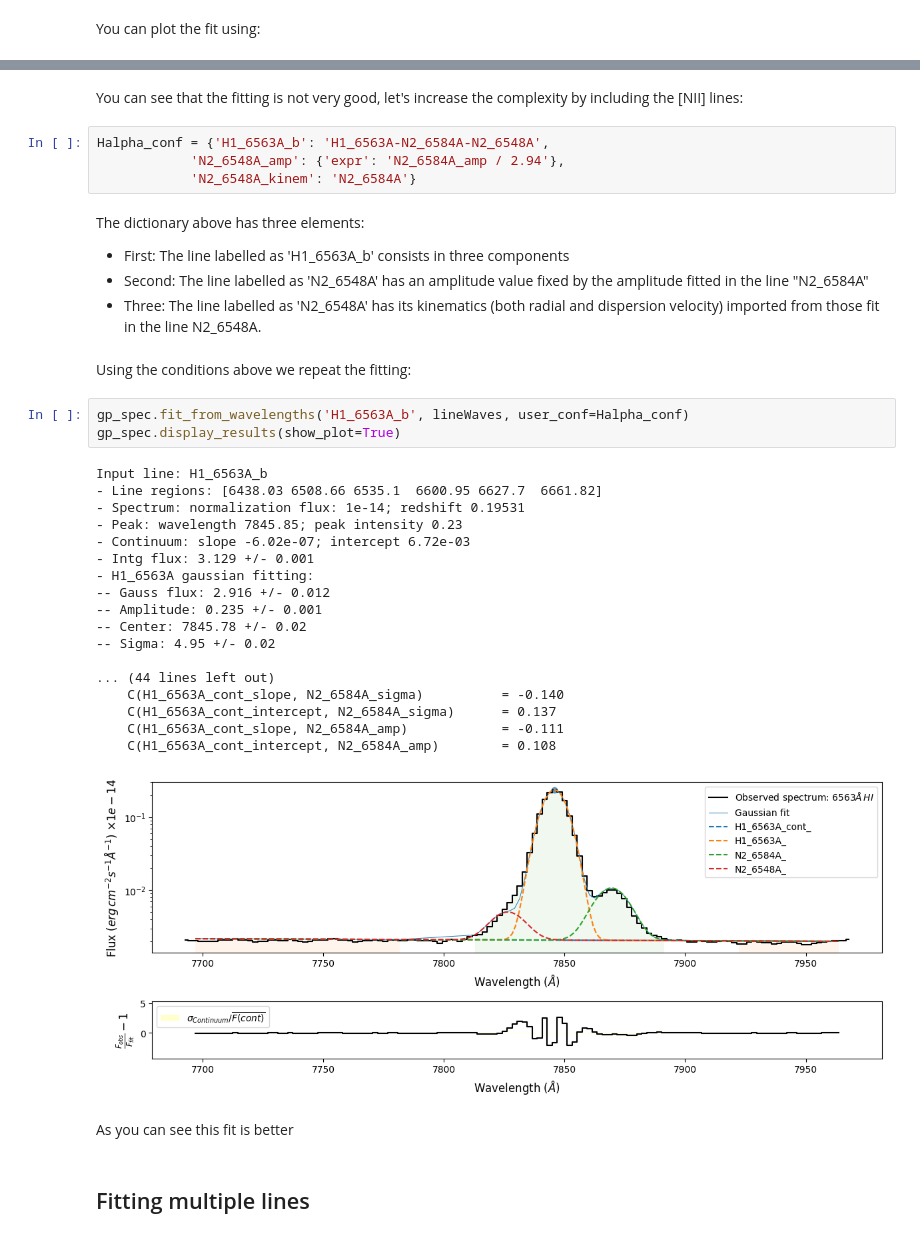
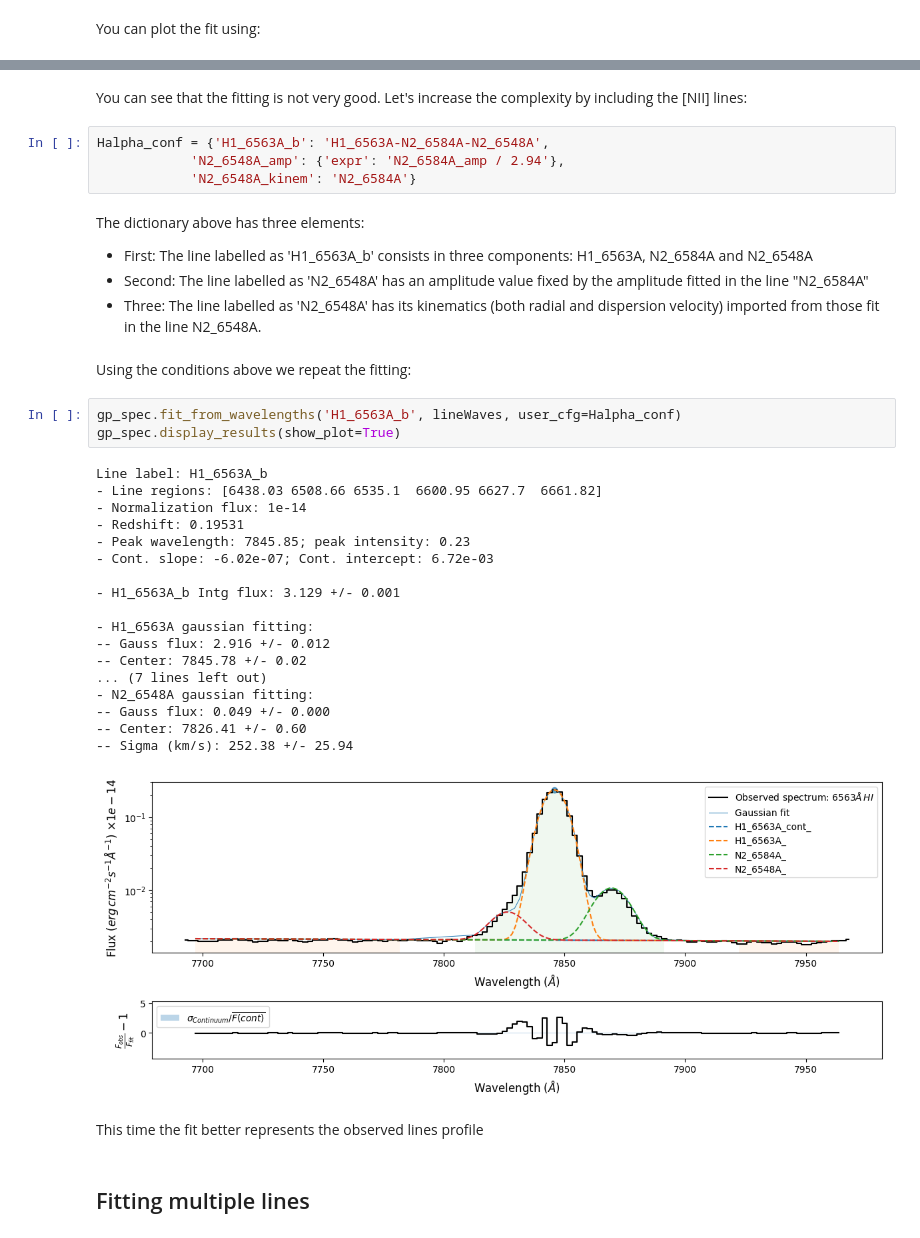
Before and after one commit to Vital-Fernandez/lime, a Jupyter notebook: examples/LiMe Tutorial 1 - Basic Opertions.ipynb, the cells around one changed output, grey strips where cells are left out. Drawn from its saved outputs; the diff is of its cells as text.

```diff
--- a/examples/LiMe Tutorial 1 - Basic Opertions.ipynb
+++ b/examples/LiMe Tutorial 1 - Basic Opertions.ipynb
@@ -104,40 +105,40 @@ Input line: H1_6563A
 # %% [markdown]
-You can see that the fitting is not very good, let's increase the complexity by including the [NII] lines:
+You can see that the fitting is not very good. Let's increase the complexity by including the [NII] lines:
 # %%
 Halpha_conf = {'H1_6563A_b': 'H1_6563A-N2_6584A-N2_6548A',
             'N2_6548A_amp': {'expr': 'N2_6584A_amp / 2.94'},
             'N2_6548A_kinem': 'N2_6584A'}
 # %% [markdown]
 The dictionary above has three elements:
-* First: The line labelled as 'H1_6563A_b' consists in three components
+* First: The line labelled as 'H1_6563A_b' consists in three components: H1_6563A, N2_6584A and N2_6548A
 * Second: The line labelled as 'N2_6548A' has an amplitude value fixed by the amplitude fitted in the line "N2_6584A"
 * Three: The line labelled as 'N2_6548A' has its kinematics (both radial and dispersion velocity) imported from those fit in the line N2_6548A.
 # %% [markdown]
 Using the conditions above we repeat the fitting:
 # %%
-gp_spec.fit_from_wavelengths('H1_6563A_b', lineWaves, user_conf=Halpha_conf)
+gp_spec.fit_from_wavelengths('H1_6563A_b', lineWaves, user_cfg=Halpha_conf)
 gp_spec.display_results(show_plot=True)
 # %% [output]
-Input line: H1_6563A_b
+Line label: H1_6563A_b
 - Line regions: [6438.03 6508.66 6535.1  6600.95 6627.7  6661.82]
-- Spectrum: normalization flux: 1e-14; redshift 0.19531
-- Peak: wavelength 7845.85; peak intensity 0.23
-- Continuum: slope -6.02e-07; intercept 6.72e-03
-- Intg flux: 3.129 +/- 0.001
+- Normalization flux: 1e-14
+- Redshift: 0.19531
+- Peak wavelength: 7845.85; peak intensity: 0.23
+- Cont. slope: -6.02e-07; Cont. intercept: 6.72e-03
+
+- H1_6563A_b Intg flux: 3.129 +/- 0.001
+
 - H1_6563A gaussian fitting:
 -- Gauss flux: 2.916 +/- 0.012
--- Amplitude: 0.235 +/- 0.001
 -- Center: 7845.78 +/- 0.02
--- Sigma: 4.95 +/- 0.02
-
-... (44 lines left out)
-    C(H1_6563A_cont_slope, N2_6584A_sigma)          = -0.140
-    C(H1_6563A_cont_intercept, N2_6584A_sigma)      = 0.137
-    C(H1_6563A_cont_slope, N2_6584A_amp)            = -0.111
-    C(H1_6563A_cont_intercept, N2_6584A_amp)        = 0.108
+... (7 lines left out)
+- N2_6548A gaussian fitting:
+-- Gauss flux: 0.049 +/- 0.000
+-- Center: 7826.41 +/- 0.60
+-- Sigma (km/s): 252.38 +/- 25.94
-[figure, old version]
+[figure, new version]
-# %% [markdown]
-As you can see this fit is better
+# %% [markdown]
+This time the fit better represents the observed lines profile
 # %% [markdown]
 ## Fitting multiple lines
 # %% [markdown]
```
Also changed, not shown: parts of 21 cells of this notebook, 3 other files.
